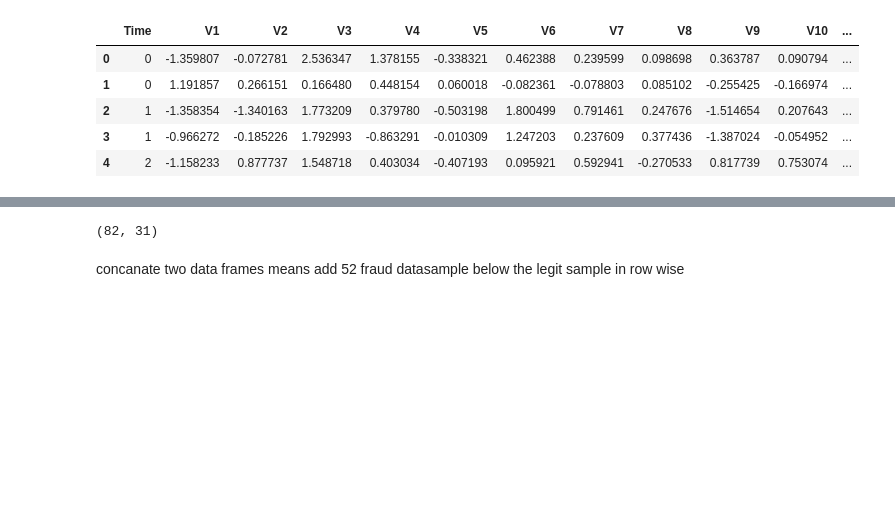
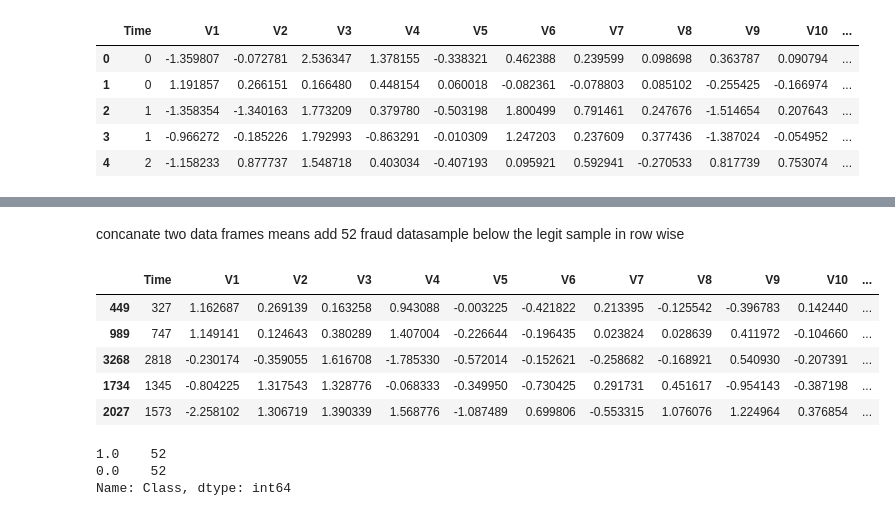
Before and after one commit to sonusu08/python_projects, a Jupyter notebook: credit_card_fraud_detection_.ipynb, the cells around one changed output, grey strips where cells are left out. Saved outputs shown, nothing was run; the diff lists cells and outputs as text; code cells hidden in the pictures; blank space fills up the shorter version.

```diff
--- a/credit_card_fraud_detection_.ipynb
+++ b/credit_card_fraud_detection_.ipynb
@@ -104,8 +84,5 @@ credit_card_data.groupby('Class').mean()
 # %%
-legit_sample=legit.sample(n=82)
-legit_sample.shape
+legit_sample=legit.sample(n=52)
-# %% [output]
-(82, 31)
 # %% [markdown]
 concanate two data frames means add 52 fraud  datasample below the legit sample in row wise
 # %%
@@ -115,4 +90,17 @@ print(new_dataset.shape)
+# %%
+new_dataset.head()
+# %% [output]
+|  | Time | V1 | V2 | V3 | V4 | V5 | V6 | V7 | V8 | V9 | V10 | ... |
+| 449 | 327 | 1.162687 | 0.269139 | 0.163258 | 0.943088 | -0.003225 | -0.421822 | 0.213395 | -0.125542 | -0.396783 | 0.142440 | ... |
+| 989 | 747 | 1.149141 | 0.124643 | 0.380289 | 1.407004 | -0.226644 | -0.196435 | 0.023824 | 0.028639 | 0.411972 | -0.104660 | ... |
+| 3268 | 2818 | -0.230174 | -0.359055 | 1.616708 | -1.785330 | -0.572014 | -0.152621 | -0.258682 | -0.168921 | 0.540930 | -0.207391 | ... |
+| 1734 | 1345 | -0.804225 | 1.317543 | 1.328776 | -0.068333 | -0.349950 | -0.730425 | 0.291731 | 0.451617 | -0.954143 | -0.387198 | ... |
+| 2027 | 1573 | -2.258102 | 1.306719 | 1.390339 | 1.568776 | -1.087489 | 0.699806 | -0.553315 | 1.076076 | 1.224964 | 0.376854 | ... |
 # %%
 new_dataset['Class'].value_counts()
+# %% [output]
+1.0    52
+0.0    52
+Name: Class, dtype: int64
 # %%
 new_dataset.groupby('Class').mean()
```
Also changed, not shown: parts of 24 cells of this notebook.
